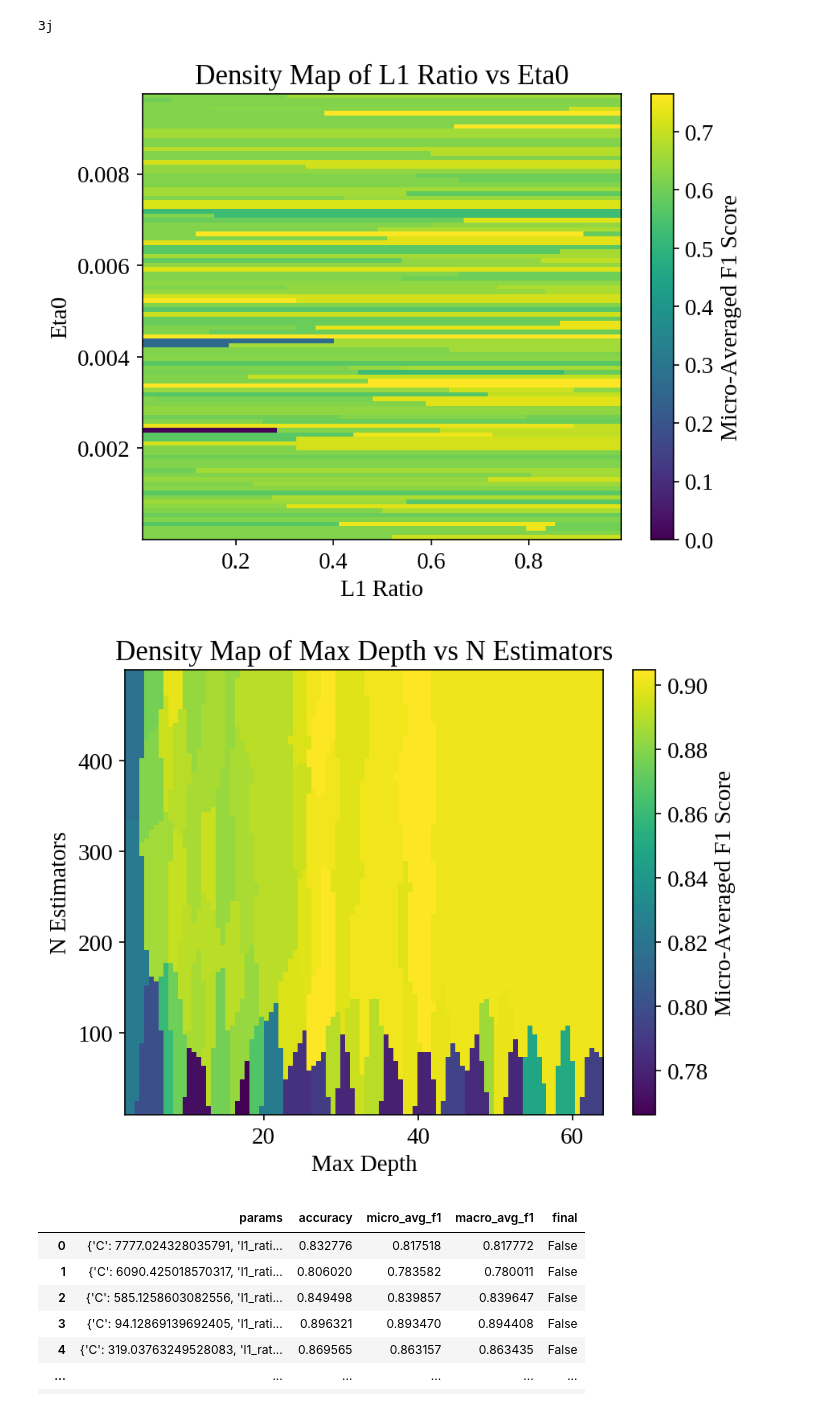
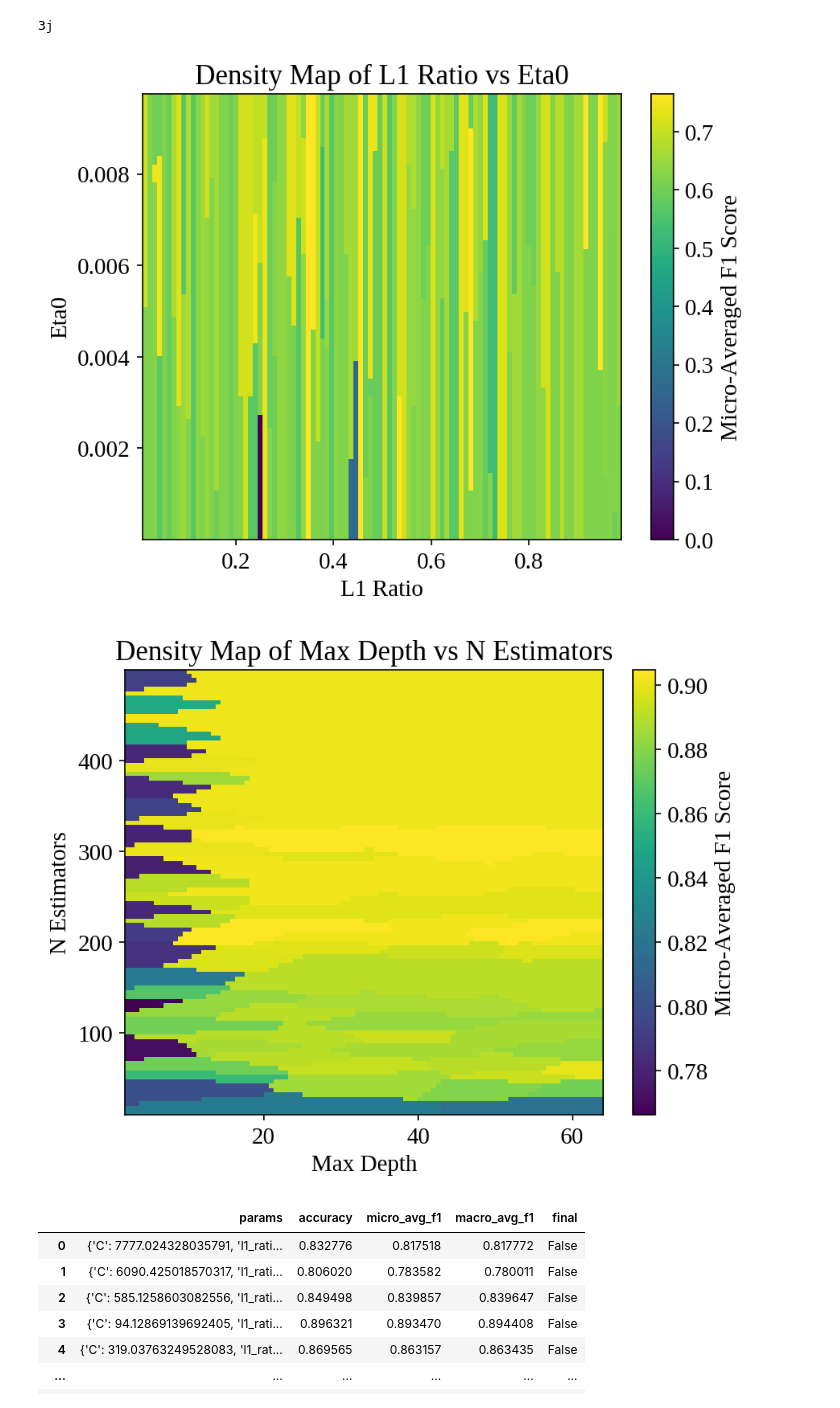
Before and after one commit to beatrice-b-m/BMI550_FOG_Classification, a Jupyter notebook: logs/log_vis.ipynb, the cells around one changed output. Cells and saved outputs as stored; diff of their text form; code cells hidden in the pictures.

```diff
--- a/logs/log_vis.ipynb
+++ b/logs/log_vis.ipynb
@@ -163,39 +163,39 @@ def visualize_v2(x_var: str, y_var: str, z_var: str, df, n: complex = 100j, meth
     grid_z = griddata((x_list, y_list), z_list, (grid_x, grid_y), method=method, fill_value=0.0)
 
     plt.figure(dpi=150)
 
     # plot the interpolated data as a density map
     plt.imshow(
-        grid_z,
+        grid_z.T,
         extent=(
             min(x_list),
             max(x_list),
             min(y_list),
             max(y_list)
         ),
         origin='lower',
         aspect='auto',
         cmap='viridis',
 #         interpolation='gaussian'
     )
 #     plt.scatter(x_list, y_list, s=[(z**2)*10 for z in z_list])
 
     x_title = x_var.replace('_', ' ').title()
     y_title = y_var.replace('_', ' ').title()
 
     plt.colorbar(label='Micro-Averaged F1 Score')
     plt.xlabel(x_title)
     plt.ylabel(y_title)
     plt.title(f'Density Map of {x_title} vs {y_title}')
     plt.show()
 
 visualize_v2('l1_ratio', 'eta0', 'micro_avg_f1', sgd_res_df[sgd_res_df.final == False], method='nearest')
 # %% [output]
-[figure, old version]
+[figure, new version]
 # %%
 visualize_v2('max_depth', 'n_estimators', 'micro_avg_f1', rfc_res_df[rfc_res_df.final == False], method='nearest')
 # %% [output]
-[figure, old version]
+[figure, new version]
 # %%
 ensemble_res_df = pd.read_json("voting_ensemble_opt_1.json", lines=True)
 ensemble_res_df
```
Also changed, not shown: parts of 2 cells of this notebook.
